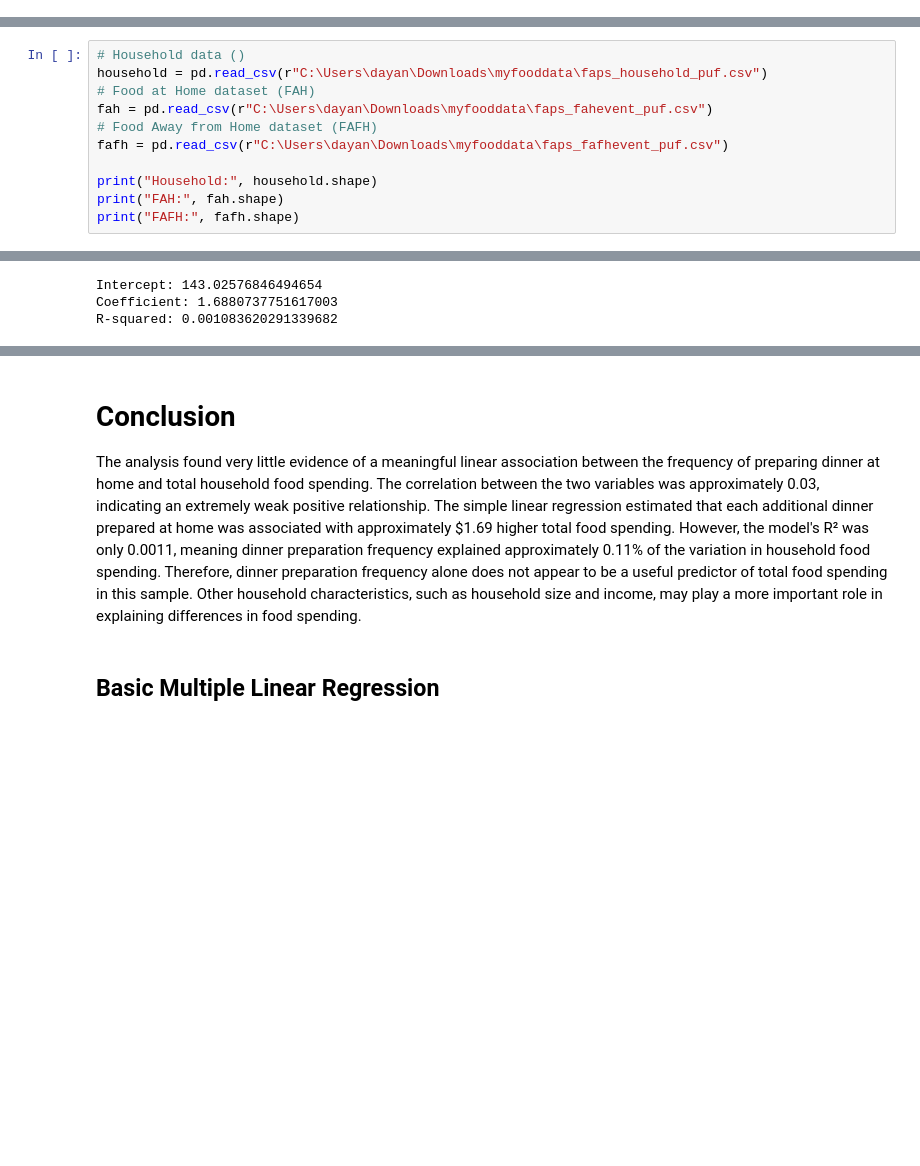
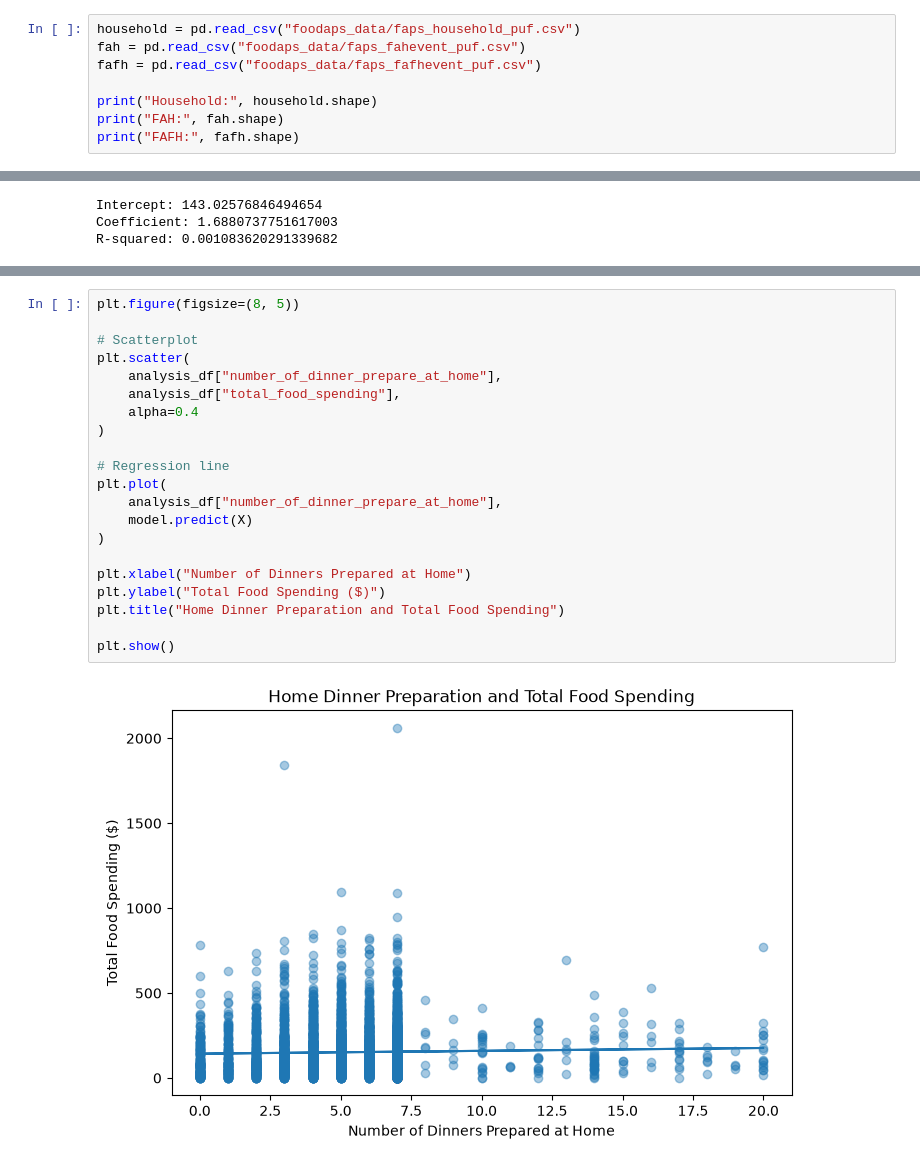
Before and after one commit to gaguegue-glitch/data-science-portfolio, a Jupyter notebook: Project1.ipynb, the cells around one changed output, grey strips where cells are left out. Cells and saved outputs as stored; diff of their text form; blank space fills up the shorter version.

```diff
--- a/Project1.ipynb
+++ b/Project1.ipynb
@@ -0,0 +78,8 @@
+# %%
+household = pd.read_csv("foodaps_data/faps_household_puf.csv")
+fah = pd.read_csv("foodaps_data/faps_fahevent_puf.csv")
+fafh = pd.read_csv("foodaps_data/faps_fafhevent_puf.csv")
+
+print("Household:", household.shape)
+print("FAH:", fah.shape)
+print("FAFH:", fafh.shape)
@@ -11,11 +106,0 @@ from sklearn.linear_model import LinearRegression
-# %%
-# Household data ()
-household = pd.read_csv(r"C:\Users\dayan\Downloads\myfooddata\faps_household_puf.csv")
-# Food at Home dataset (FAH)
-fah = pd.read_csv(r"C:\Users\dayan\Downloads\myfooddata\faps_fahevent_puf.csv")
-# Food Away from Home dataset (FAFH)
-fafh = pd.read_csv(r"C:\Users\dayan\Downloads\myfooddata\faps_fafhevent_puf.csv")
-
-print("Household:", household.shape)
-print("FAH:", fah.shape)
-print("FAFH:", fafh.shape)
@@ -263,5 +324,23 @@ R-squared: 0.001083620291339682
-# %% [markdown]
-# Conclusion
-The analysis found very little evidence of a meaningful linear association between the frequency of preparing dinner at home and total household food spending. The correlation between the two variables was approximately 0.03, indicating an extremely weak positive relationship. The simple linear regression estimated that each additional dinner prepared at home was associated with approximately $1.69 higher total food spending. However, the model's R² was only 0.0011, meaning dinner preparation frequency explained approximately 0.11% of the variation in household food spending. Therefore, dinner preparation frequency alone does not appear to be a useful predictor of total food spending in this sample. Other household characteristics, such as household size and income, may play a more important role in explaining differences in food spending.
-# %% [markdown]
-## Basic Multiple Linear Regression
+# %%
+plt.figure(figsize=(8, 5))
+
+# Scatterplot
+plt.scatter(
+    analysis_df["number_of_dinner_prepare_at_home"],
+    analysis_df["total_food_spending"],
+    alpha=0.4
+)
+
+# Regression line
+plt.plot(
+    analysis_df["number_of_dinner_prepare_at_home"],
+    model.predict(X)
+)
+
+plt.xlabel("Number of Dinners Prepared at Home")
+plt.ylabel("Total Food Spending ($)")
+plt.title("Home Dinner Preparation and Total Food Spending")
+
+plt.show()
+# %% [output]
+[figure, added]
```
Also changed, not shown: parts of 51 cells of this notebook, 1 other file.
